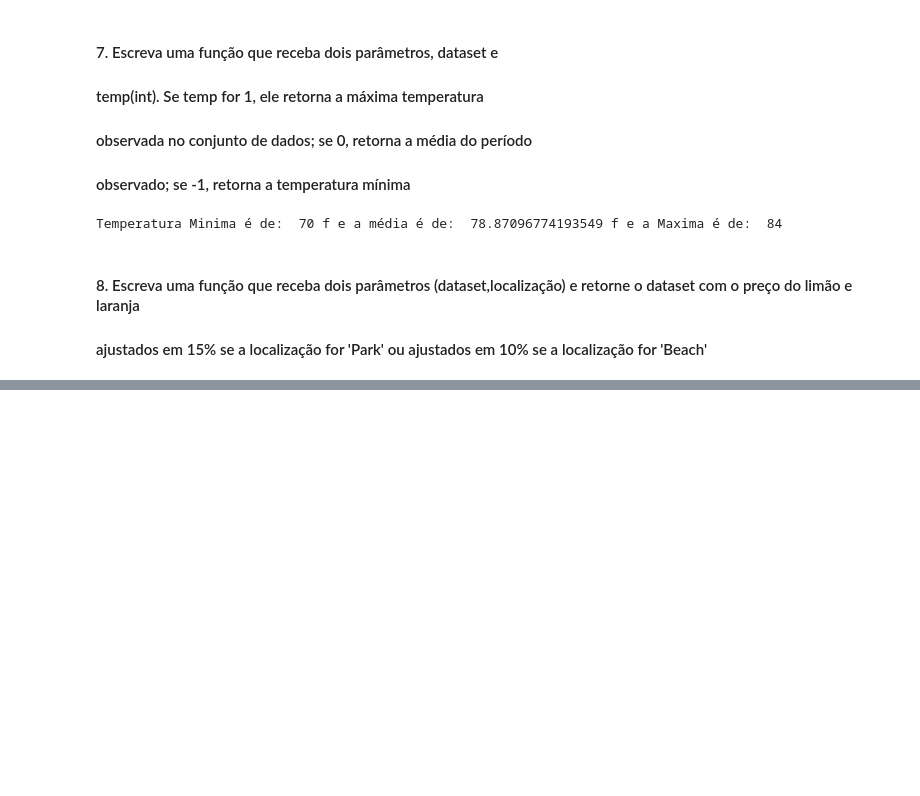
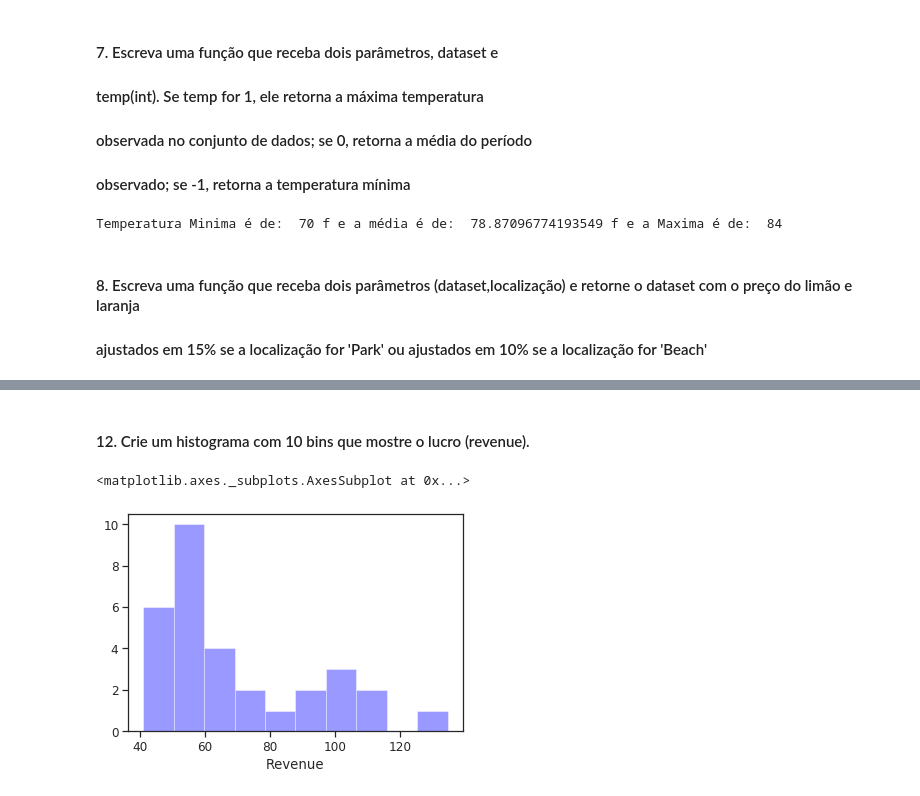
Before and after one commit to EduSLima/Python_06IA, a Jupyter notebook: TrabalhoFinal/EduardoLima_334304.ipynb, the cells around one changed output, grey strips where cells are left out. Saved outputs shown, nothing was run; the diff lists cells and outputs as text; code cells hidden in the pictures; blank space fills up the shorter version.

```diff
--- a/TrabalhoFinal/EduardoLima_334304.ipynb
+++ b/TrabalhoFinal/EduardoLima_334304.ipynb
@@ -109,0 +205,7 @@ def fn_retorna_preco_localizacao(df_dados, nm_locale):
+# %% [markdown]
+#### 12. Crie um histograma com 10 bins que mostre o lucro (revenue).
+# %%
+sns.distplot(df['Revenue'], kde=False, color='blue', bins=10)
+# %% [output]
+<matplotlib.axes._subplots.AxesSubplot at 0x...>
+[figure, added]
```
Also changed, not shown: parts of 24 cells of this notebook, 10 other files.
